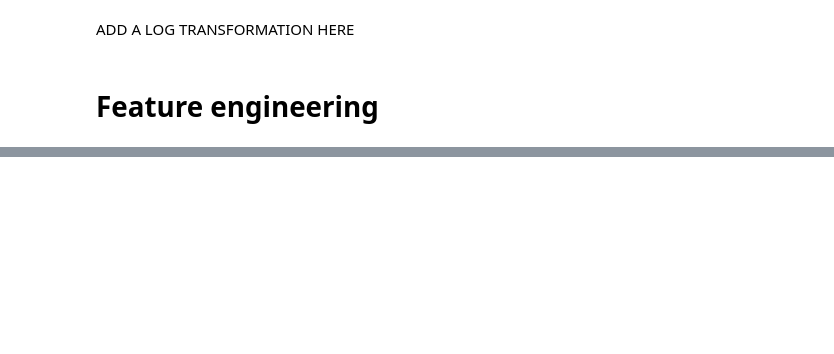
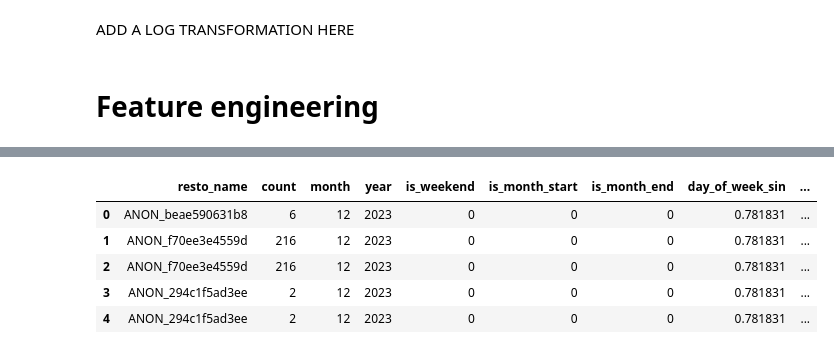
Before and after one commit to aziziabdallahesmail-ensia/IntelliCanteen, a Jupyter notebook: intellicanteen/notebooks/preprocessing and feature engineering.ipynb, the cells around one changed output, grey strips where cells are left out. Cells and saved outputs as stored; diff of their text form; code cells hidden in the pictures; blank space fills up the shorter version.

```diff
--- a/intellicanteen/notebooks/preprocessing and feature engineering.ipynb
+++ b/intellicanteen/notebooks/preprocessing and feature engineering.ipynb
@@ -205,0 +352,5 @@ column_transformer = ColumnTransformer(
+# %%
+selected_cols = ['date', 'resto_name', 'count']
+
+feature_engineered_df = feature_engineered_df[selected_cols]
+feature_engineered_df.head()
@@ -205,0 +364,15 @@ column_transformer = ColumnTransformer(
+# %%
+# apply the date feature extractor
+date_extractor = DateFeatureExtractor(date_column='date')
+
+# copy of the dataframe to apply the date feature extractor on it
+feature_engineered_df_date = feature_engineered_df.copy()
+feature_engineered_df_date = date_extractor.fit_transform(feature_engineered_df_date)
+feature_engineered_df_date.head()
+# %% [output]
+|  | resto_name | count | month | year | is_weekend | is_month_start | is_month_end | day_of_week_sin | ... |
+| 0 | ANON_beae590631b8 | 6 | 12 | 2023 | 0 | 0 | 0 | 0.781831 | ... |
+| 1 | ANON_f70ee3e4559d | 216 | 12 | 2023 | 0 | 0 | 0 | 0.781831 | ... |
+| 2 | ANON_f70ee3e4559d | 216 | 12 | 2023 | 0 | 0 | 0 | 0.781831 | ... |
+| 3 | ANON_294c1f5ad3ee | 2 | 12 | 2023 | 0 | 0 | 0 | 0.781831 | ... |
+| 4 | ANON_294c1f5ad3ee | 2 | 12 | 2023 | 0 | 0 | 0 | 0.781831 | ... |
```
Also changed, not shown: parts of 15 cells of this notebook.
